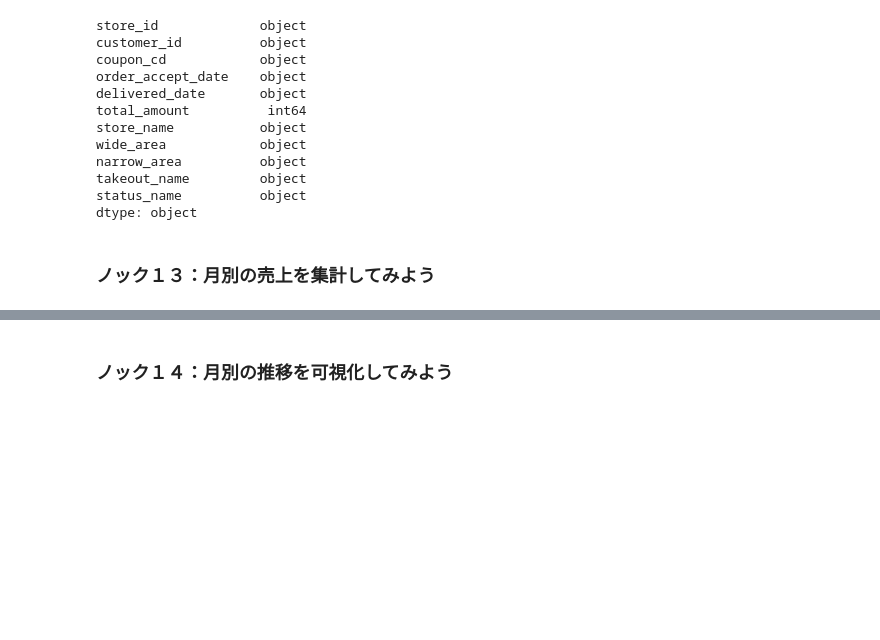
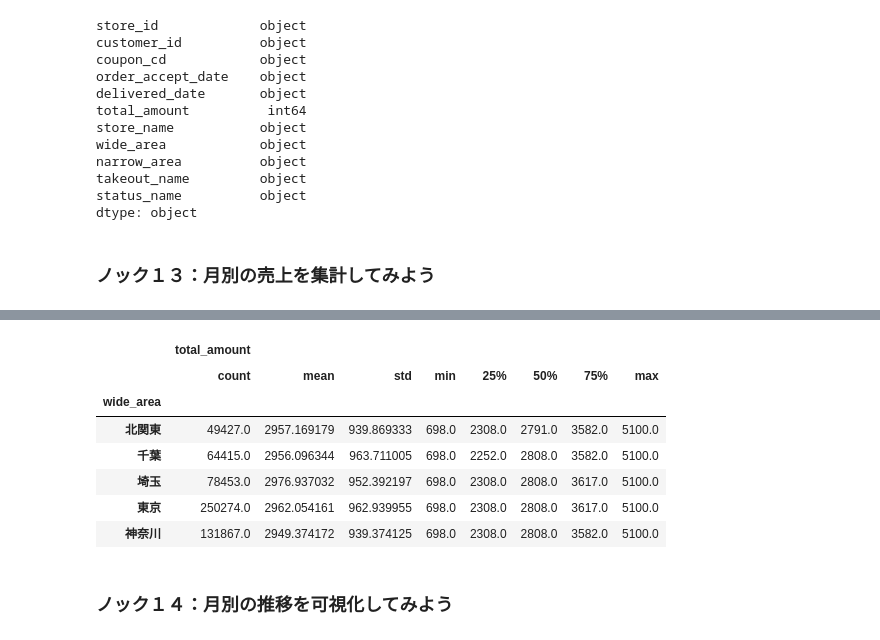
Before and after one commit to GitHiru/ml_academic, a Jupyter notebook: various/offline/books/MLSys_100Knocks/main_chapter/chapter02/study_visualization.ipynb, the cells around one changed output, grey strips where cells are left out. Drawn from its saved outputs; the diff is of its cells as text; code cells hidden in the pictures; blank space fills up the shorter version.

```diff
--- a/various/offline/books/MLSys_100Knocks/main_chapter/chapter02/study_visualization.ipynb
+++ b/various/offline/books/MLSys_100Knocks/main_chapter/chapter02/study_visualization.ipynb
@@ -152,3 +152,8 @@ status_name          object
 dtype: object
 # %% [markdown]
 ### ノック１３：月別の売上を集計してみよう
+# %%
+# 日時型に変換し、さらに年月項目を作成
+analyze_data["order_accept_date"] =  pd.to_datetime(analyze_data["order_accept_date"]) #object型 → datatime型
+analyze_data["order_accept_month"] = analyze_data["order_accept_date"].dt.strftime("%Y%m") #月集計の為に項目追加
+analyze_data[["order_accept_date", "order_accept_month"]].head()
@@ -154,0 +184,4 @@ dtype: object
+# %%
+analyze_data["delivered_date"] = pd.to_datetime(analyze_data["delivered_date"])
+analyze_data["delivered_month"] = analyze_data["delivered_date"].dt.strftime("%Y%m")
+analyze_data.head()
@@ -155,3 +233,16 @@ dtype: object
+# %%
+# エリア別の総額の統計量みる
+area_data = analyze_data.groupby("wide_area")
+area_data.describe()
+# %% [output]
+|  | total_amount |  |  |  |  |  |  |  |
+|  | count | mean | std | min | 25% | 50% | 75% | max |
+| wide_area |  |  |  |  |  |  |  |  |
+| 北関東 | 49427.0 | 2957.169179 | 939.869333 | 698.0 | 2308.0 | 2791.0 | 3582.0 | 5100.0 |
+| 千葉 | 64415.0 | 2956.096344 | 963.711005 | 698.0 | 2252.0 | 2808.0 | 3582.0 | 5100.0 |
+| 埼玉 | 78453.0 | 2976.937032 | 952.392197 | 698.0 | 2308.0 | 2808.0 | 3617.0 | 5100.0 |
+| 東京 | 250274.0 | 2962.054161 | 962.939955 | 698.0 | 2308.0 | 2808.0 | 3617.0 | 5100.0 |
+| 神奈川 | 131867.0 | 2949.374172 | 939.374125 | 698.0 | 2308.0 | 2808.0 | 3582.0 | 5100.0 |
 # %% [markdown]
 ### ノック１４：月別の推移を可視化してみよう
 # %% [markdown]
```
Also changed, not shown: parts of 6 cells of this notebook.
